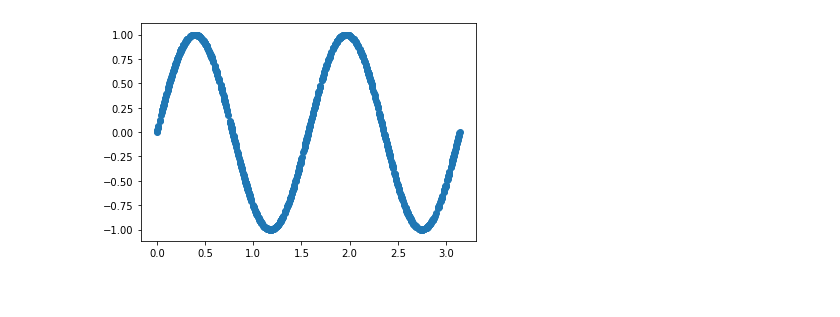
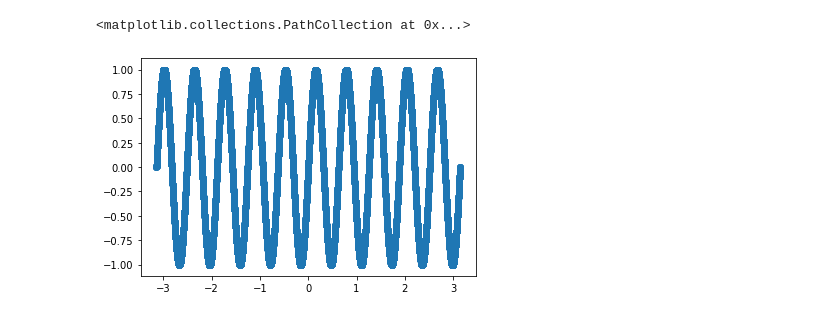
Before and after one commit to Harry-Westwood/Y4-Project-InterNeuralStellar, a Jupyter notebook: Hin's_files/neural_network_test/TestNN.ipynb, the cells around one changed output. Cells and saved outputs as stored; diff of their text form; code cells hidden in the pictures.

```diff
--- a/Hin's_files/neural_network_test/TestNN.ipynb
+++ b/Hin's_files/neural_network_test/TestNN.ipynb
@@ -6,9 +10,13 @@ from tensorflow.keras import backend
 # %%
-xrange=[0,np.pi]
-period=0.5*np.pi
-N=1000
+xrange=[-np.pi,np.pi]
+period=0.2*np.pi
+N=50000
 x=np.random.rand(N)*(xrange[1]-xrange[0])+xrange[0]
-y=np.sin(x*(2*np.pi/period))
+
+def caly(x):
+    return np.sin(x*(2*np.pi/period))
+y=caly(x)
 plt.scatter(x,y)
 # %% [output]
+<matplotlib.collections.PathCollection at 0x...>
-[figure, old version]
+[figure, new version]
```
Also changed, not shown: parts of 11 cells of this notebook.
